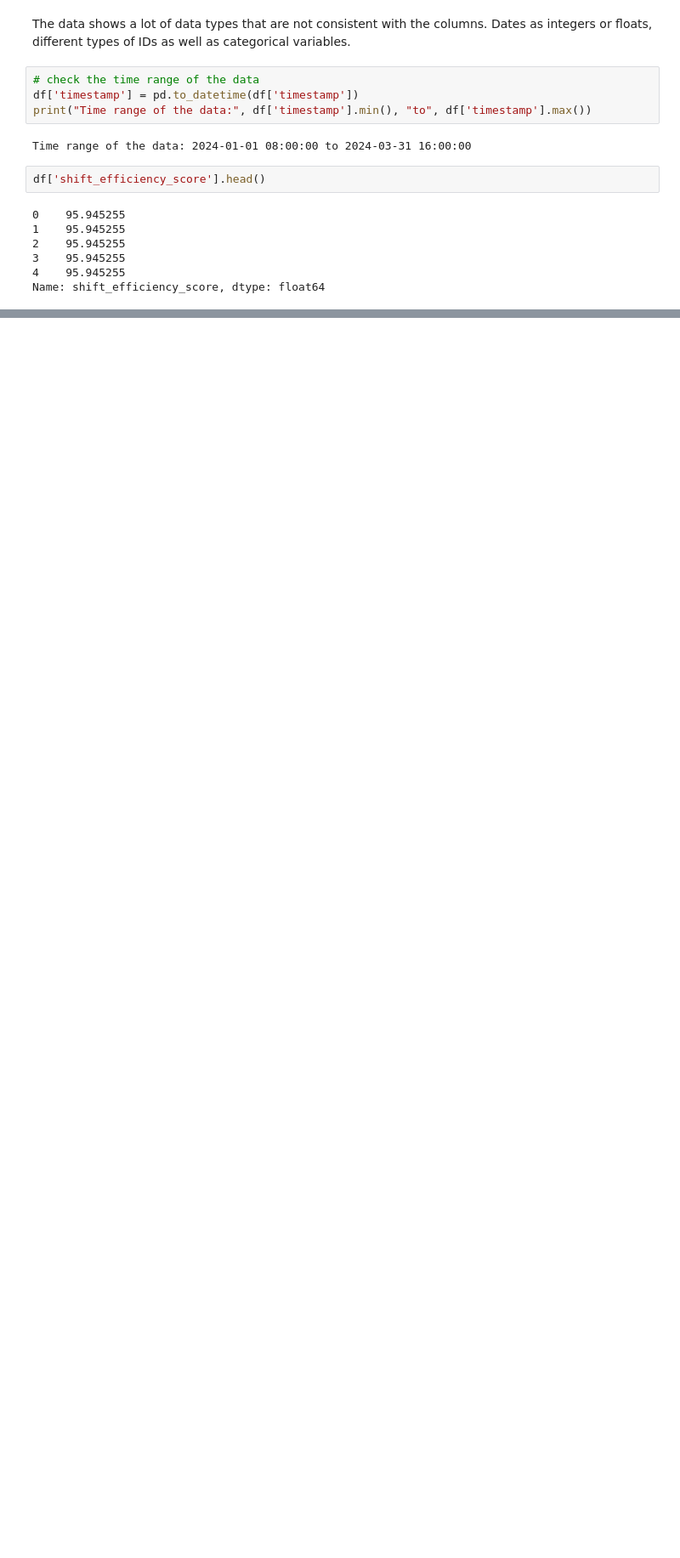
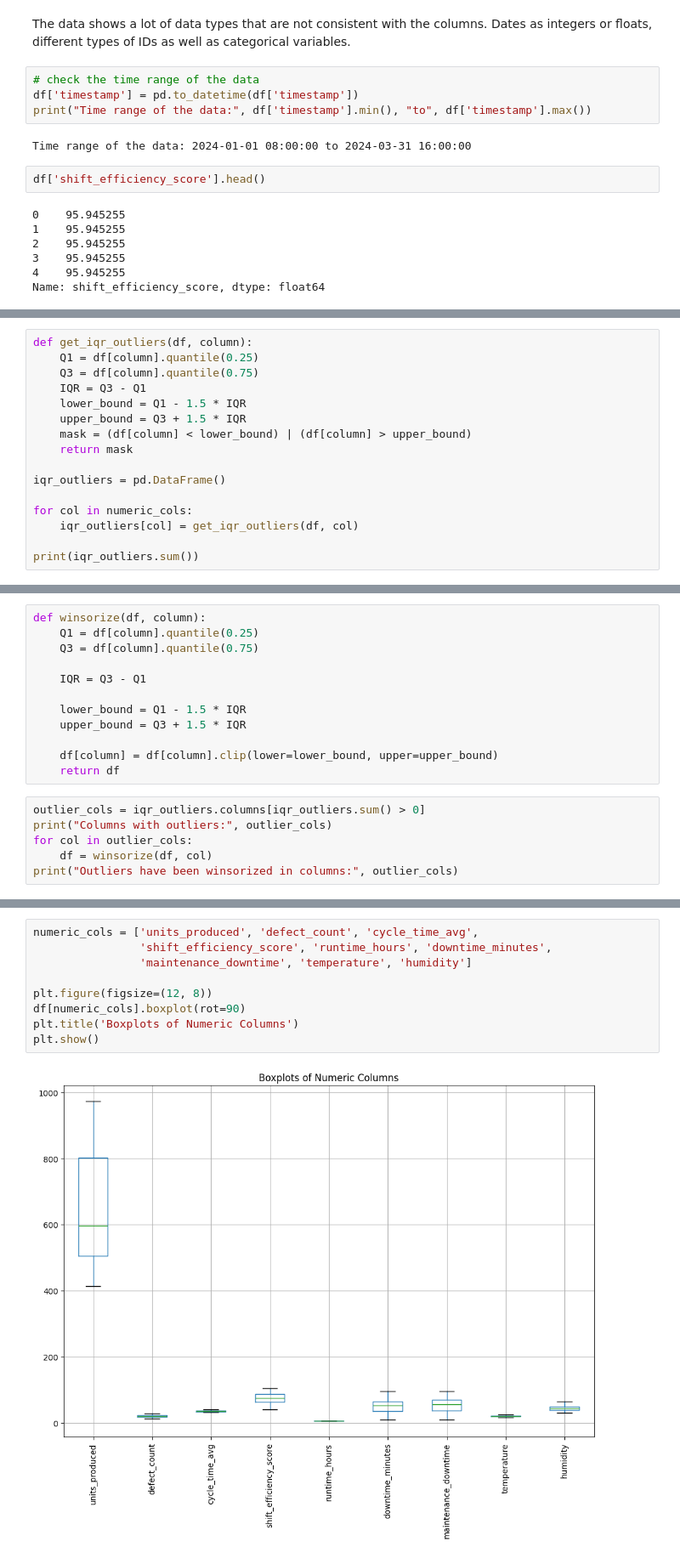
Before and after one commit to mrDanbatta/Shift_performace_project, a Jupyter notebook: shift_performance_notebook.ipynb, the cells around one changed output, grey strips where cells are left out. Shown at 85% size. Saved outputs shown, nothing was run; the diff lists cells and outputs as text; blank space fills up the shorter version.

```diff
--- a/shift_performance_notebook.ipynb
+++ b/shift_performance_notebook.ipynb
@@ -76,0 +259,16 @@ Name: shift_efficiency_score, dtype: float64
+# %%
+def get_iqr_outliers(df, column):
+    Q1 = df[column].quantile(0.25)
+    Q3 = df[column].quantile(0.75)
+    IQR = Q3 - Q1
+    lower_bound = Q1 - 1.5 * IQR
+    upper_bound = Q3 + 1.5 * IQR
+    mask = (df[column] < lower_bound) | (df[column] > upper_bound)
+    return mask
+
+iqr_outliers = pd.DataFrame()
+
+for col in numeric_cols:
+    iqr_outliers[col] = get_iqr_outliers(df, col)
+
+print(iqr_outliers.sum())
@@ -76,0 +288,18 @@ Name: shift_efficiency_score, dtype: float64
+# %%
+def winsorize(df, column):
+    Q1 = df[column].quantile(0.25)
+    Q3 = df[column].quantile(0.75)
+
+    IQR = Q3 - Q1
+
+    lower_bound = Q1 - 1.5 * IQR
+    upper_bound = Q3 + 1.5 * IQR
+
+    df[column] = df[column].clip(lower=lower_bound, upper=upper_bound)
+    return df
+# %%
+outlier_cols = iqr_outliers.columns[iqr_outliers.sum() > 0]
+print("Columns with outliers:", outlier_cols)
+for col in outlier_cols:
+    df = winsorize(df, col)
+print("Outliers have been winsorized in columns:", outlier_cols)
@@ -76,0 +309,11 @@ Name: shift_efficiency_score, dtype: float64
+# %%
+numeric_cols = ['units_produced', 'defect_count', 'cycle_time_avg',
+                'shift_efficiency_score', 'runtime_hours', 'downtime_minutes',
+                'maintenance_downtime', 'temperature', 'humidity']
+
+plt.figure(figsize=(12, 8))
+df[numeric_cols].boxplot(rot=90)
+plt.title('Boxplots of Numeric Columns')
+plt.show()
+# %% [output]
+[figure, added]
```
Also changed, not shown: parts of 21 cells of this notebook.
